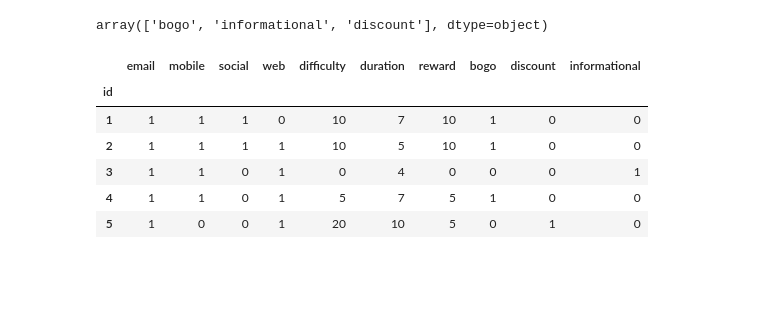
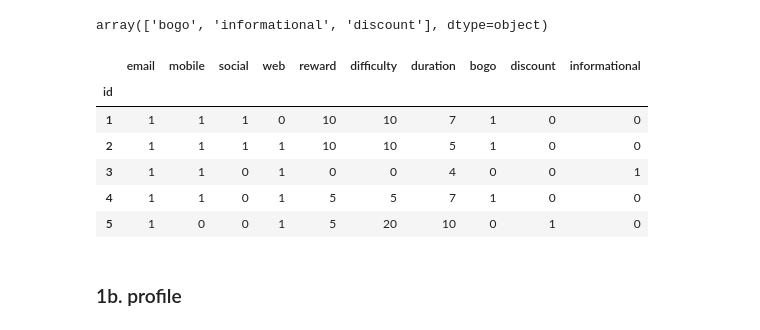
Before and after one commit to melkodary/starbucks-capstone, a Jupyter notebook: Starbucks_Capstone_notebook.ipynb, the cells around one changed output. Drawn from its saved outputs; the diff is of its cells as text; code cells hidden in the pictures; blank space fills up the shorter version.

Commit message:
exploring and preprocessing profile

```diff
--- a/Starbucks_Capstone_notebook.ipynb
+++ b/Starbucks_Capstone_notebook.ipynb
@@ -169,12 +148,20 @@ def id_mapper(df):
         id_encoded.append(coded_dict[val])
     return id_encoded
 
-def preprocess_portfolio(df=portfolio):
+def preprocess(df):
     # use int ids instead of hashes.
     id_encoded = id_mapper(df)
     del df['id']
     df['id'] = id_encoded
     df.set_index('id', inplace=True)
+
+    return df
+
+def preprocess_portfolio(portfolio):
+
+    # takea clone of portfolio
+    df = portfolio.copy()
+    df = preprocess(df)
 
     # get dummies for offer type and channels
     offer_type = pd.get_dummies(df['offer_type'])
@@ -188,14 +175,16 @@ def preprocess_portfolio(df=portfolio):
 
     return df
 
-portfolio = preprocess_portfolio()
+clean_portfolio = preprocess_portfolio(portfolio)
 # %%
-portfolio.head()
+clean_portfolio.head()
 # %% [output]
-|  | email | mobile | social | web | difficulty | duration | reward | bogo | discount | informational |
+|  | email | mobile | social | web | reward | difficulty | duration | bogo | discount | informational |
 | id |  |  |  |  |  |  |  |  |  |  |
-| 1 | 1 | 1 | 1 | 0 | 10 | 7 | 10 | 1 | 0 | 0 |
-| 2 | 1 | 1 | 1 | 1 | 10 | 5 | 10 | 1 | 0 | 0 |
-| 3 | 1 | 1 | 0 | 1 | 0 | 4 | 0 | 0 | 0 | 1 |
-| 4 | 1 | 1 | 0 | 1 | 5 | 7 | 5 | 1 | 0 | 0 |
-| 5 | 1 | 0 | 0 | 1 | 20 | 10 | 5 | 0 | 1 | 0 |
+| 1 | 1 | 1 | 1 | 0 | 10 | 10 | 7 | 1 | 0 | 0 |
+| 2 | 1 | 1 | 1 | 1 | 10 | 10 | 5 | 1 | 0 | 0 |
+| 3 | 1 | 1 | 0 | 1 | 0 | 0 | 4 | 0 | 0 | 1 |
+| 4 | 1 | 1 | 0 | 1 | 5 | 5 | 7 | 1 | 0 | 0 |
+| 5 | 1 | 0 | 0 | 1 | 5 | 20 | 10 | 0 | 1 | 0 |
+# %% [markdown]
+### 1b. profile
```
Also changed, not shown: parts of 24 cells of this notebook.
